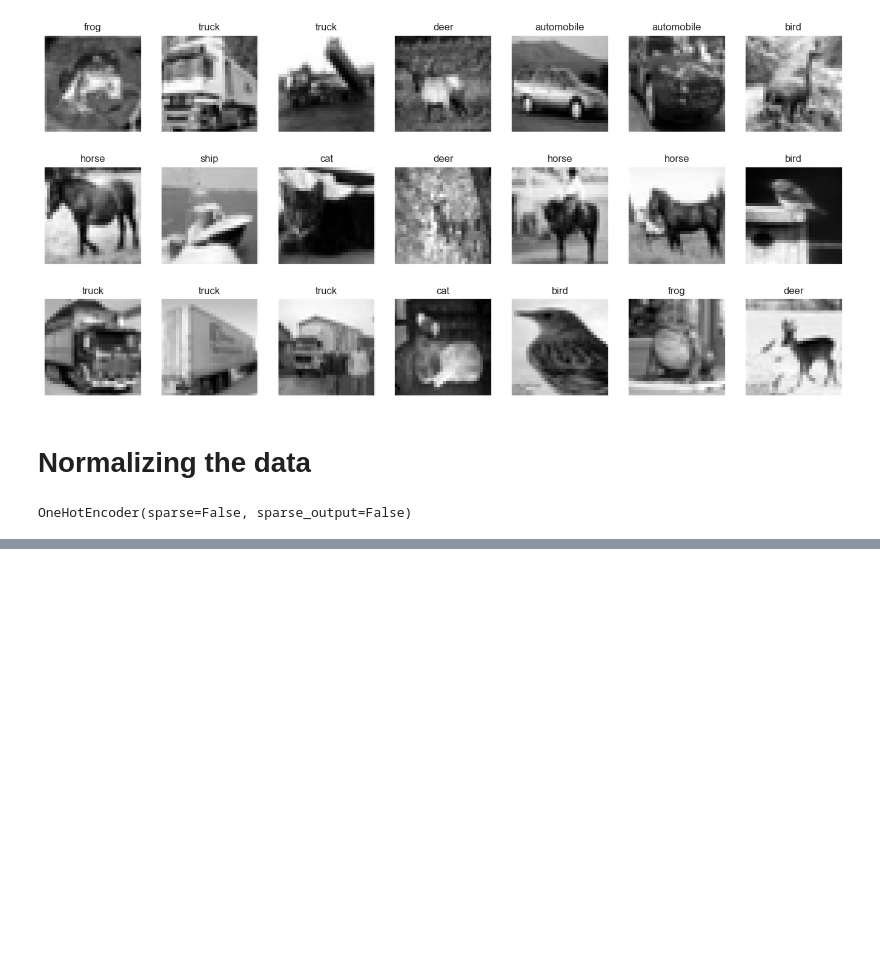
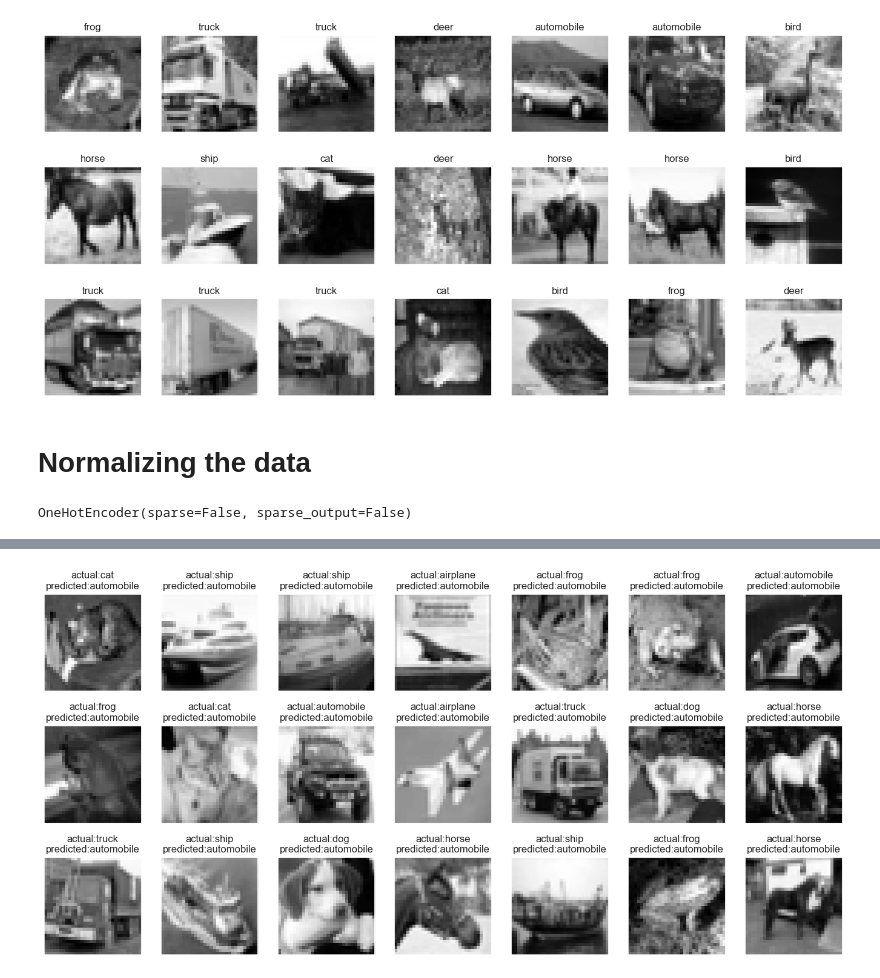
Before and after one commit to aiknayan/Machine-Learning-Project, a Jupyter notebook: Notebook/Project V2.ipynb, the cells around one changed output, grey strips where cells are left out. Cells and saved outputs as stored; diff of their text form; code cells hidden in the pictures; blank space fills up the shorter version.

```diff
--- a/Notebook/Project V2.ipynb
+++ b/Notebook/Project V2.ipynb
@@ -103,0 +156,21 @@ Epoch 2/20
+# %%
+# Displaying test data with its actual and predicted label
+X_test = X_test.reshape(X_test.shape[0], X_test.shape[1], X_test.shape[2])
+# %%
+y_test = y_test.astype(int)
+predictions = predictions.astype(int)
+# %%
+fig, axes = plt.subplots(ncols=7, nrows=3, sharex=False,
+    sharey=True, figsize=(17, 8))
+index = 0
+for i in range(3):
+    for j in range(7):
+        axes[i,j].set_title('actual:' + labels[y_test[index][0]] + '\n'
+                            + 'predicted:' + labels[predictions[index][0]])
+        axes[i,j].imshow(X_test[index], cmap='gray')
+        axes[i,j].get_xaxis().set_visible(False)
+        axes[i,j].get_yaxis().set_visible(False)
+        index += 1
+plt.show()
+# %% [output]
+[figure, added]
```
Also changed, not shown: parts of 9 cells of this notebook.
